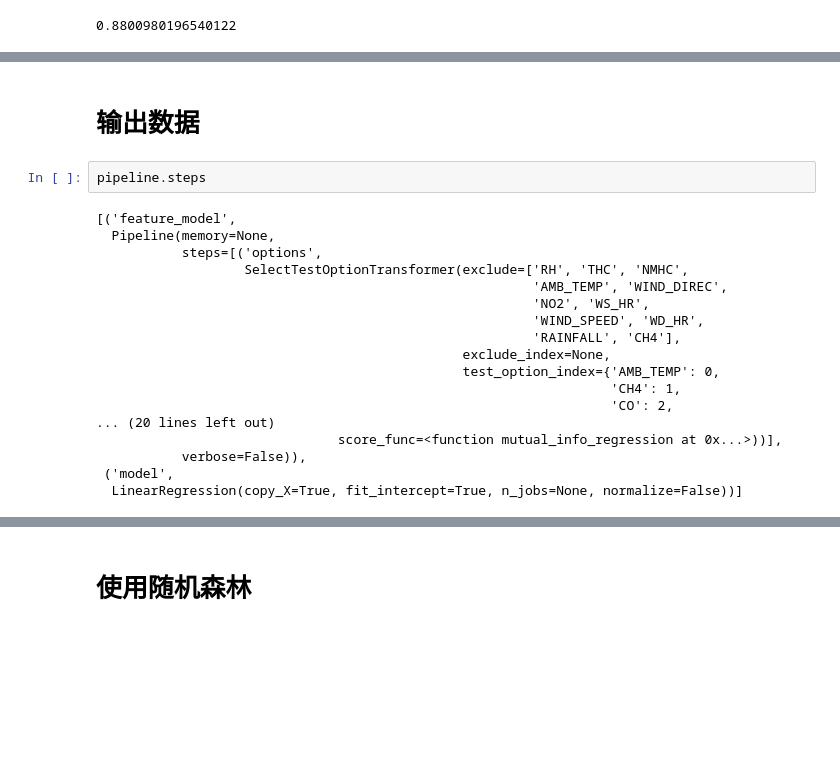
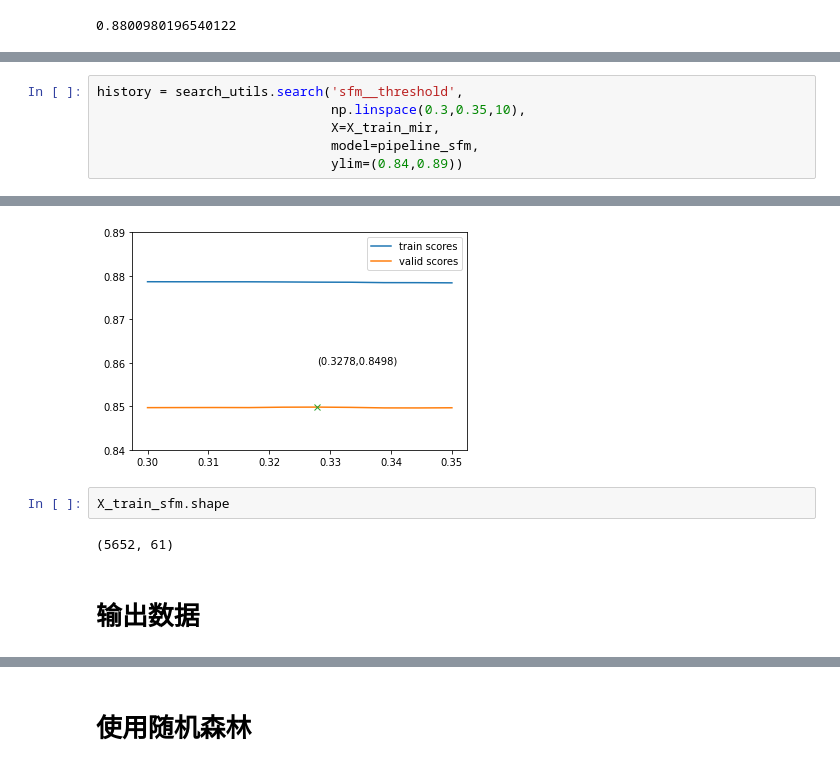
Before and after one commit to FreemanHu/ml2020_lhy, a Jupyter notebook: hw1/hw1_pm25_prediction_v4_linear.ipynb, the cells around one changed output, grey strips where cells are left out. Drawn from its saved outputs; the diff is of its cells as text; blank space fills up the shorter version.

```diff
--- a/hw1/hw1_pm25_prediction_v4_linear.ipynb
+++ b/hw1/hw1_pm25_prediction_v4_linear.ipynb
@@ -501,0 +538,7 @@ pipeline.score(X_train_full,y_train_full)
+# %%
+history = search_utils.search('sfm__threshold',
+                              np.linspace(0.3,0.35,10),
+                              X=X_train_mir,
+                              model=pipeline_sfm,
+                              ylim=(0.84,0.89))
+# %% [output]
@@ -502,22 +547,7 @@ pipeline.score(X_train_full,y_train_full)
+[figure, added]
+# %%
+X_train_sfm.shape
+# %% [output]
+(5652, 61)
 # %% [markdown]
 # 输出数据 #
-# %%
-pipeline.steps
-# %% [output]
-[('feature_model',
-  Pipeline(memory=None,
-           steps=[('options',
-                   SelectTestOptionTransformer(exclude=['RH', 'THC', 'NMHC',
-                                                        'AMB_TEMP', 'WIND_DIREC',
-                                                        'NO2', 'WS_HR',
-                                                        'WIND_SPEED', 'WD_HR',
-                                                        'RAINFALL', 'CH4'],
-                                               exclude_index=None,
-                                               test_option_index={'AMB_TEMP': 0,
-                                                                  'CH4': 1,
-                                                                  'CO': 2,
-... (20 lines left out)
-                               score_func=<function mutual_info_regression at 0x...>))],
-           verbose=False)),
- ('model',
-  LinearRegression(copy_X=True, fit_intercept=True, n_jobs=None, normalize=False))]
```
Also changed, not shown: parts of 15 cells of this notebook, 1 other file.
